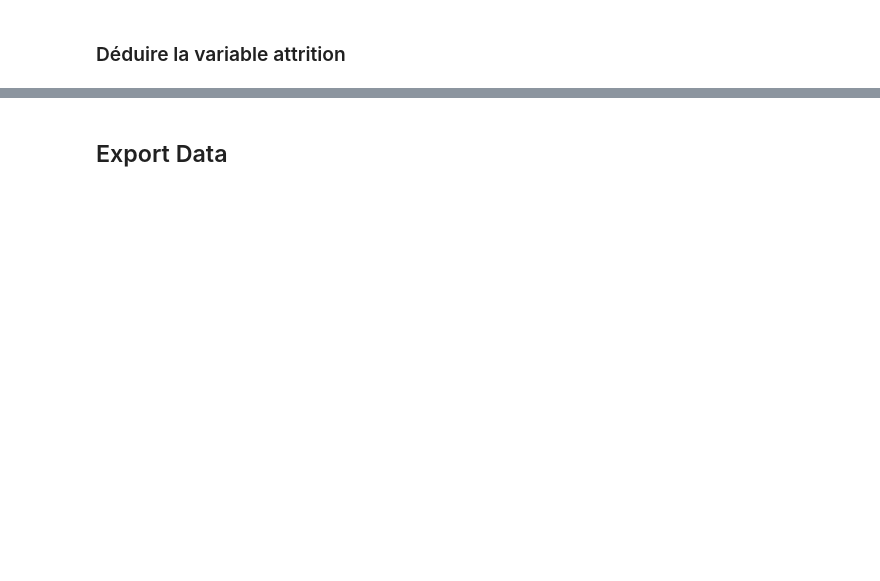
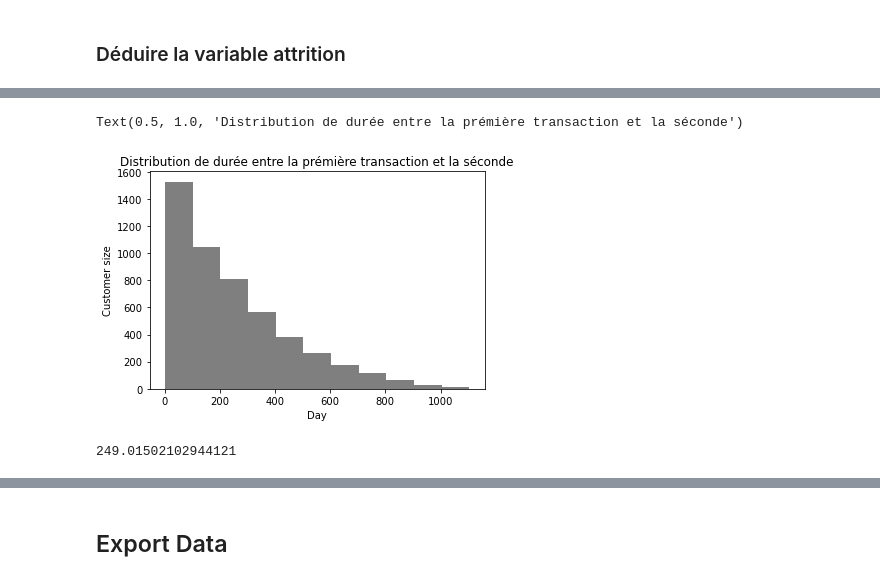
Before and after one commit to sawadogosalif/Retail-360, a Jupyter notebook: 04_Attrition_churn/01_ETL.ipynb, the cells around one changed output, grey strips where cells are left out. Cells and saved outputs as stored; diff of their text form; code cells hidden in the pictures; blank space fills up the shorter version.

```diff
--- a/04_Attrition_churn/01_ETL.ipynb
+++ b/04_Attrition_churn/01_ETL.ipynb
@@ -122,2 +108,17 @@ sales_full['life'] = sales_full['tran_date'].apply(calculate_life)
 # %% [markdown]
 ### Déduire la variable attrition
+# %%
+sales_df.tran_date=sales_df.tran_date.astype(str)
+
+df_transaction = pd.read_csv('input/Transactions.csv', low_memory=False)
+# Selection des clients ayant commander aux moins deux fois
+temp = df_transaction.groupby(['cust_id']).\
+    count()['transaction_id'].\
+    reset_index()
+temp = temp[temp.transaction_id > 1].drop('transaction_id', axis=1)
+
+# fustionner avec la table principales
+temp = pd.merge(temp, sales_df.drop('cust_id',axis=1),  left_on='cust_id',right_on='customer_Id', how='left')
+
+temp.tran_date = temp.tran_date.astype(str).replace('/','-')                  # !!! tran_date is already is format date, So, I shall convert it to string
+temp
@@ -123,0 +139,9 @@ sales_full['life'] = sales_full['tran_date'].apply(calculate_life)
+# %%
+transaction_customer = temp.groupby('customer_Id').\
+                        agg({
+                            "tran_date": lambda x: ','.join(sorted(set(x)))
+                            })
+# %%
+DF=transaction_customer['tran_date'].str.split(',',expand=True)
+DF.columns= ["date" + str(i) for i in range(0,11)]
+DF
@@ -123,0 +163,21 @@ sales_full['life'] = sales_full['tran_date'].apply(calculate_life)
+# %%
+# les deux prémières dates
+DF['date0']=pd.to_datetime(DF["date0"], format = '%Y-%m-%d')
+DF['date1']=pd.to_datetime(DF["date1"], format = '%Y-%m-%d')
+
+# durée ecoulée
+DF['delay']=(DF["date1"]- DF["date0"]).dt.days
+
+
+# graphiques
+plt.hist(DF['delay'],bins=11,facecolor='black', alpha=0.5)
+plt.xlabel('Day')
+plt.ylabel('Customer size')
+plt.title("Distribution de durée entre la prémière transaction et la séconde")
+# %% [output]
+Text(0.5, 1.0, 'Distribution de durée entre la prémière transaction et la séconde')
+[figure, added]
+# %%
+DF['delay'].mean()
+# %% [output]
+249.01502102944121
```
Also changed, not shown: parts of 15 cells of this notebook.
